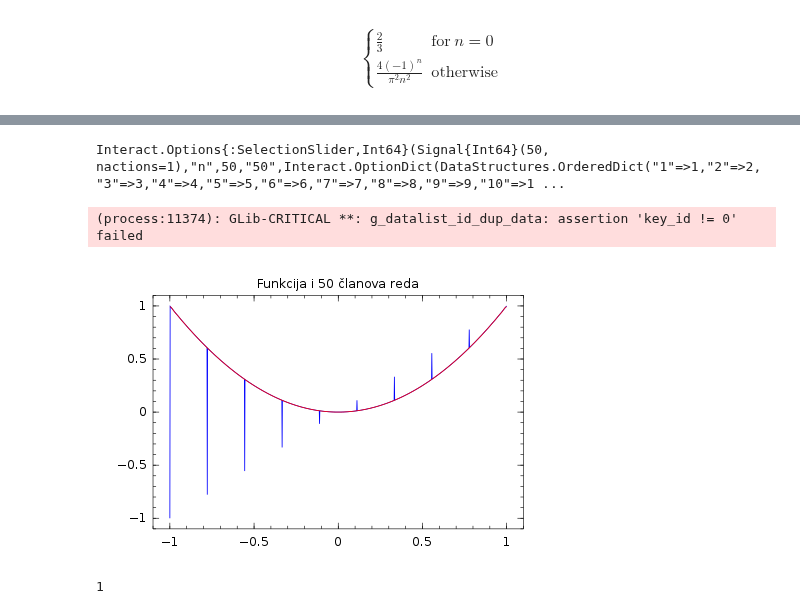
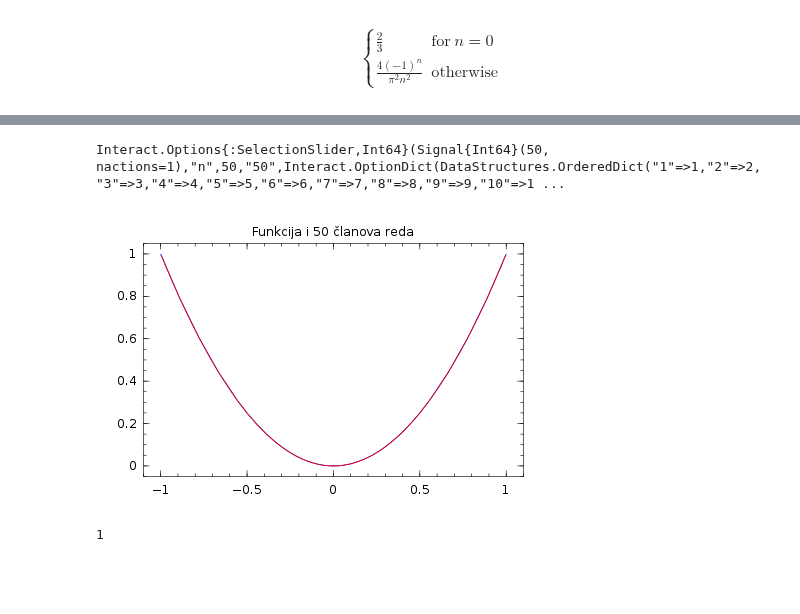
Before and after one commit to ivanslapnicar/FESBMat, a Jupyter notebook: src/M3_02_Fourierov_red1.ipynb, the cells around one changed output, grey strips where cells are left out. Drawn from its saved outputs; the diff is of its cells as text; code cells hidden in the pictures; blank space fills up the shorter version.

```diff
--- a/src/M3_02_Fourierov_red1.ipynb
+++ b/src/M3_02_Fourierov_red1.ipynb
@@ -158,15 +156,14 @@ Interact.Options{:SelectionSlider,Int64}(Signal{Int64}(5, nactions=1),"K",5,"5",
 # %%
 Tf=x1-x0
 X=linspace(x0,x1,1000)
 @manipulate for n=1:1:99
-    a = coscoef(f, 0:n, x0, x1, Tf)
-    b = sinecoef(f, 1:n, x0, x1, Tf)
-    plot(f,x0,x1,"b",X, fouriersum(a, b, X, Tf), "r-")
+    a = coscoef(f1, 0:n, x0, x1, Tf)
+    b = sinecoef(f1, 1:n, x0, x1, Tf)
+    plot(f1,x0,x1,"b",X, fouriersum(a, b, X, Tf), "r-")
     title("Funkcija i "*string(n)*" članova reda")
 end
 # %% [output]
 Interact.Options{:SelectionSlider,Int64}(Signal{Int64}(50, nactions=1),"n",50,"50",Interact.OptionDict(DataStructures.OrderedDict("1"=>1,"2"=>2,"3"=>3,"4"=>4,"5"=>5,"6"=>6,"7"=>7,"8"=>8,"9"=>9,"10"=>1 ...
-(process:11374): GLib-CRITICAL **: g_datalist_id_dup_data: assertion 'key_id != 0' failed
-[figure, old version]
+[figure, new version]
 # %%
 # Funkcija zadana po djelovima
```
Also changed, not shown: parts of 7 cells of this notebook, 1 other file.
